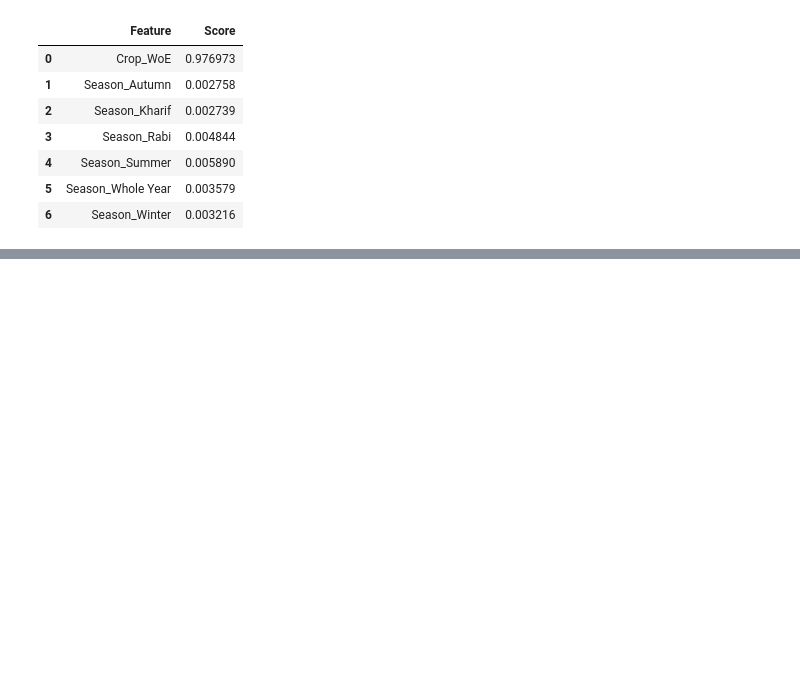
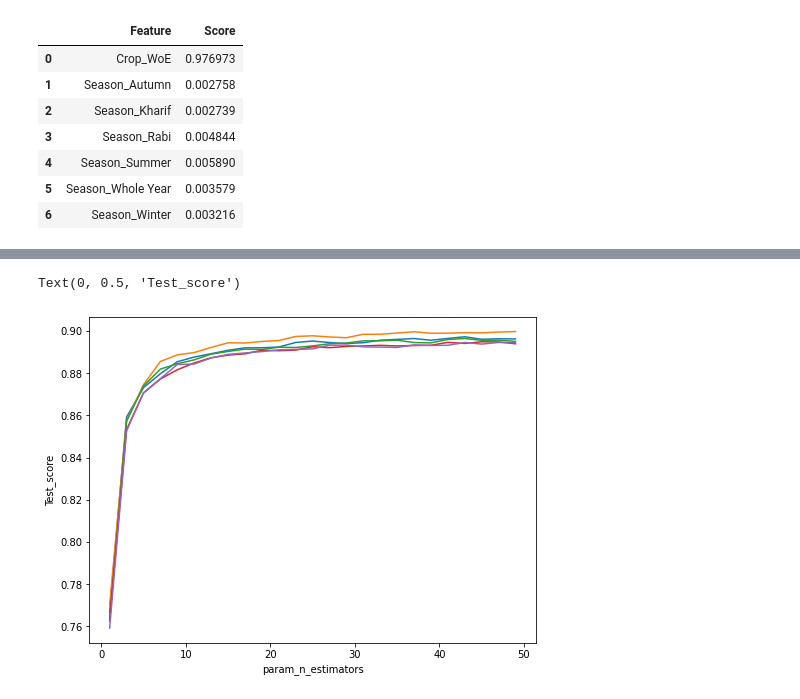
Before and after one commit to animeshmathur/crop-yield-prediction, a Jupyter notebook: Analysis_and_Data_Processing/Analysis_for_Target.ipynb, the cells around one changed output, grey strips where cells are left out. Saved outputs shown, nothing was run; the diff lists cells and outputs as text; code cells hidden in the pictures; blank space fills up the shorter version.

```diff
--- a/Analysis_and_Data_Processing/Analysis_for_Target_as_Yield.ipynb
+++ b/Analysis_and_Data_Processing/Analysis_for_Target.ipynb
@@ -913,0 +919,11 @@ pd.DataFrame(grid_search_RF.cv_results_)
+# %%
+plt.figure(figsize=(8, 6))
+sns.lineplot(cv_results['param_n_estimators'], cv_results['split0_test_score'])
+sns.lineplot(cv_results['param_n_estimators'], cv_results['split1_test_score'])
+sns.lineplot(cv_results['param_n_estimators'], cv_results['split2_test_score'])
+sns.lineplot(cv_results['param_n_estimators'], cv_results['split3_test_score'])
+sns.lineplot(cv_results['param_n_estimators'], cv_results['split4_test_score'])
+plt.ylabel('Test_score')
+# %% [output]
+Text(0, 0.5, 'Test_score')
+[figure, added]
```
Also changed, not shown: parts of 11 cells of this notebook, 5 other files.
